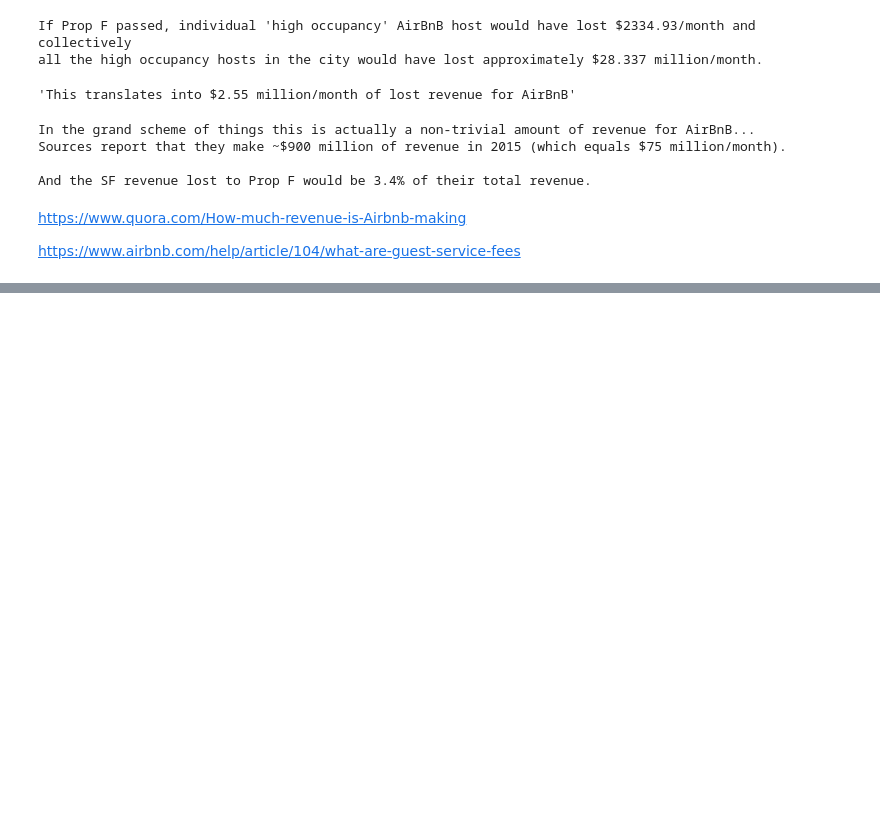
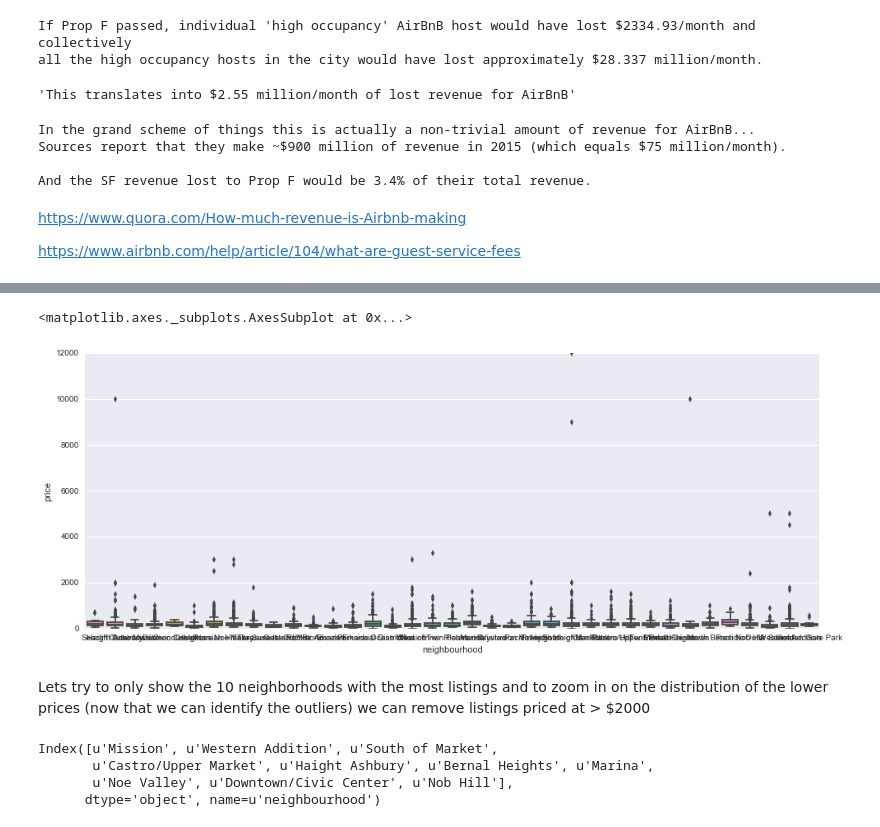
Before and after one commit to Jay-Oh-eN/courses, a Jupyter notebook: notebooks/2016-04-07-airbnb-eda.ipynb, the cells around one changed output, grey strips where cells are left out. Saved outputs shown, nothing was run; the diff lists cells and outputs as text; code cells hidden in the pictures; blank space fills up the shorter version.

```diff
--- a/notebooks/2016-04-07-airbnb-eda.ipynb
+++ b/notebooks/2016-04-07-airbnb-eda.ipynb
@@ -306,0 +349,17 @@ https://www.airbnb.com/help/article/104/what-are-guest-service-fees
+# %%
+# boxplots can sometimes handle outliers better, we can see here there are some listings that are high priced extrema
+plt.figure(figsize=(16, 6))
+sns.boxplot(data=df, x='neighbourhood', y='price')
+# %% [output]
+<matplotlib.axes._subplots.AxesSubplot at 0x...>
+[figure, added]
+# %% [markdown]
+Lets try to only show the 10 neighborhoods with the most listings and to zoom in on the distribution of the lower prices (now that we can identify the outliers) we can remove listings priced at > $2000
+# %%
+top_neighborhoods = df.groupby('neighbourhood').count().sort_values('id', ascending = False).index[:10]
+top_neighborhoods
+# %% [output]
+Index([u'Mission', u'Western Addition', u'South of Market',
+       u'Castro/Upper Market', u'Haight Ashbury', u'Bernal Heights', u'Marina',
+       u'Noe Valley', u'Downtown/Civic Center', u'Nob Hill'],
+      dtype='object', name=u'neighbourhood')
```
Also changed, not shown: parts of 18 cells of this notebook, 2 other files.
